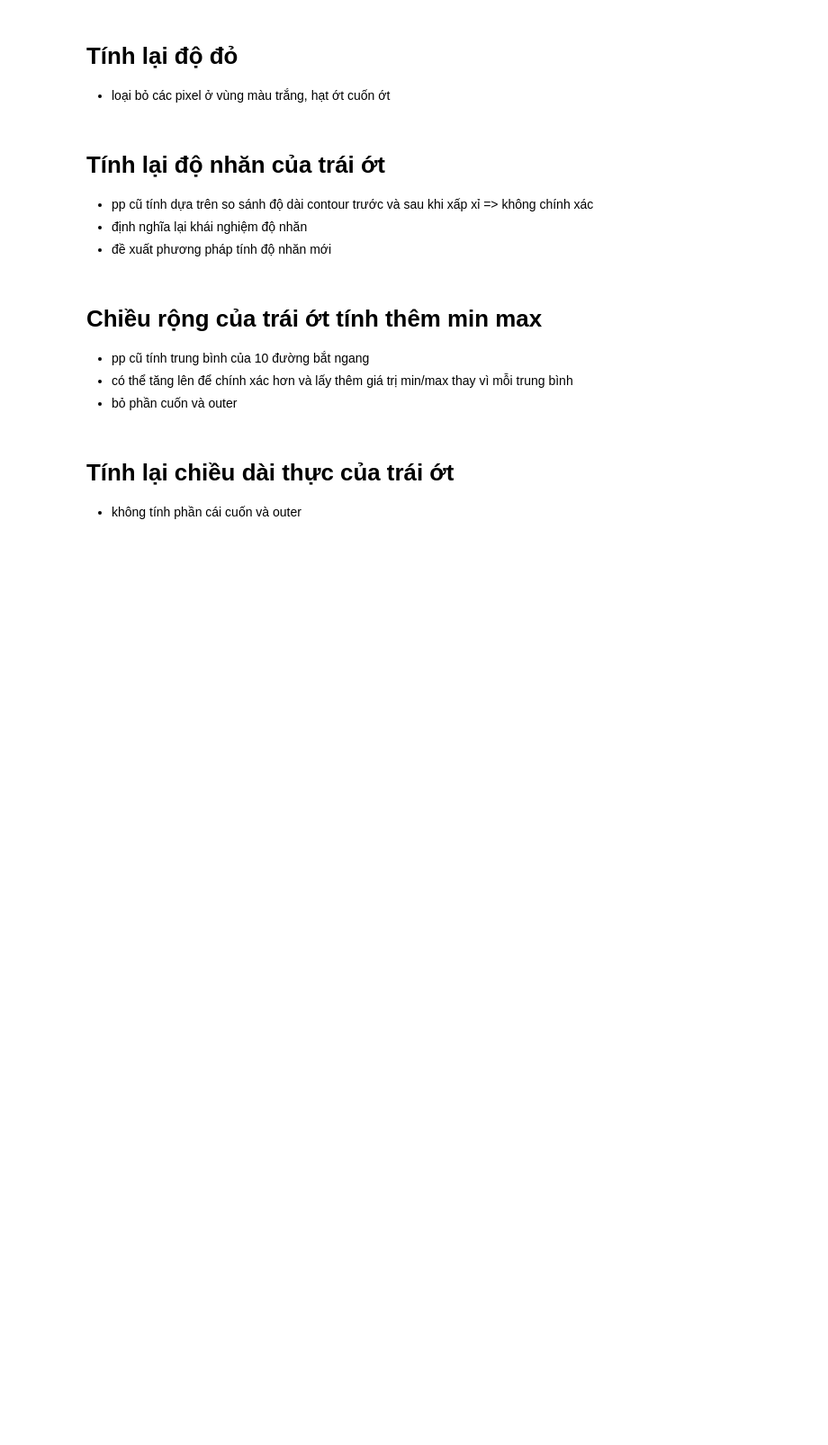
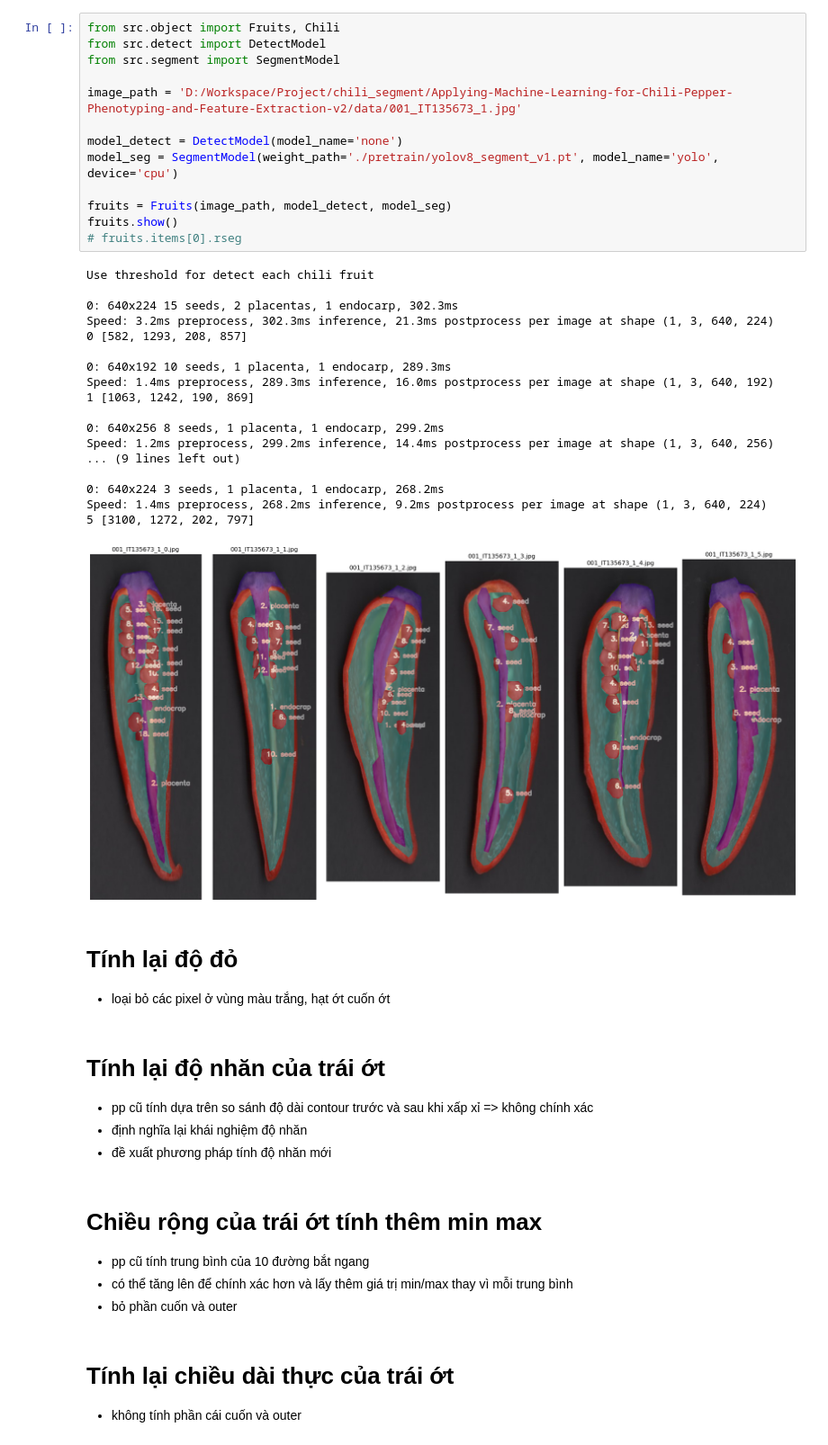
Before and after one commit to hatrontai/chili-segment, a Jupyter notebook: get_parameter.ipynb, the cells around one changed output. Shown at 90% size. Cells and saved outputs as stored; diff of their text form; blank space fills up the shorter version.

```diff
--- a/get_parameter.ipynb
+++ b/get_parameter.ipynb
@@ -1,3 +1,35 @@
+# %%
+from src.object import Fruits, Chili
+from src.detect import DetectModel
+from src.segment import SegmentModel
+
+image_path = 'D:/Workspace/Project/chili_segment/Applying-Machine-Learning-for-Chili-Pepper-Phenotyping-and-Feature-Extraction-v2/data/001_IT135673_1.jpg'
+
+model_detect = DetectModel(model_name='none')
+model_seg = SegmentModel(weight_path='./pretrain/yolov8_segment_v1.pt', model_name='yolo', device='cpu')
+
+fruits = Fruits(image_path, model_detect, model_seg)
+fruits.show()
+# fruits.items[0].rseg
+# %% [output]
+Use threshold for detect each chili fruit
+
+0: 640x224 15 seeds, 2 placentas, 1 endocarp, 302.3ms
+Speed: 3.2ms preprocess, 302.3ms inference, 21.3ms postprocess per image at shape (1, 3, 640, 224)
+0 [582, 1293, 208, 857]
+
+0: 640x192 10 seeds, 1 placenta, 1 endocarp, 289.3ms
+Speed: 1.4ms preprocess, 289.3ms inference, 16.0ms postprocess per image at shape (1, 3, 640, 192)
+1 [1063, 1242, 190, 869]
+
+0: 640x256 8 seeds, 1 placenta, 1 endocarp, 299.2ms
+Speed: 1.2ms preprocess, 299.2ms inference, 14.4ms postprocess per image at shape (1, 3, 640, 256)
+... (9 lines left out)
+
+0: 640x224 3 seeds, 1 placenta, 1 endocarp, 268.2ms
+Speed: 1.4ms preprocess, 268.2ms inference, 9.2ms postprocess per image at shape (1, 3, 640, 224)
+5 [3100, 1272, 202, 797]
+[figure, added]
 # %% [markdown]
 # Tính lại độ đỏ
 - loại bỏ các pixel ở vùng màu trắng, hạt ớt cuốn ớt
```
Also changed, not shown: 10 other files.
